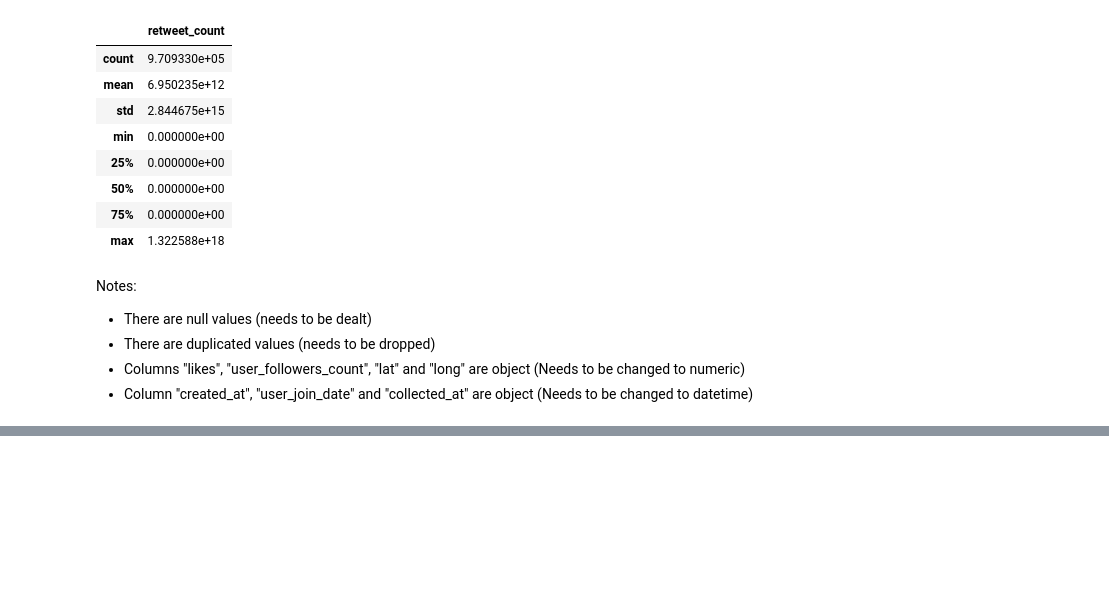
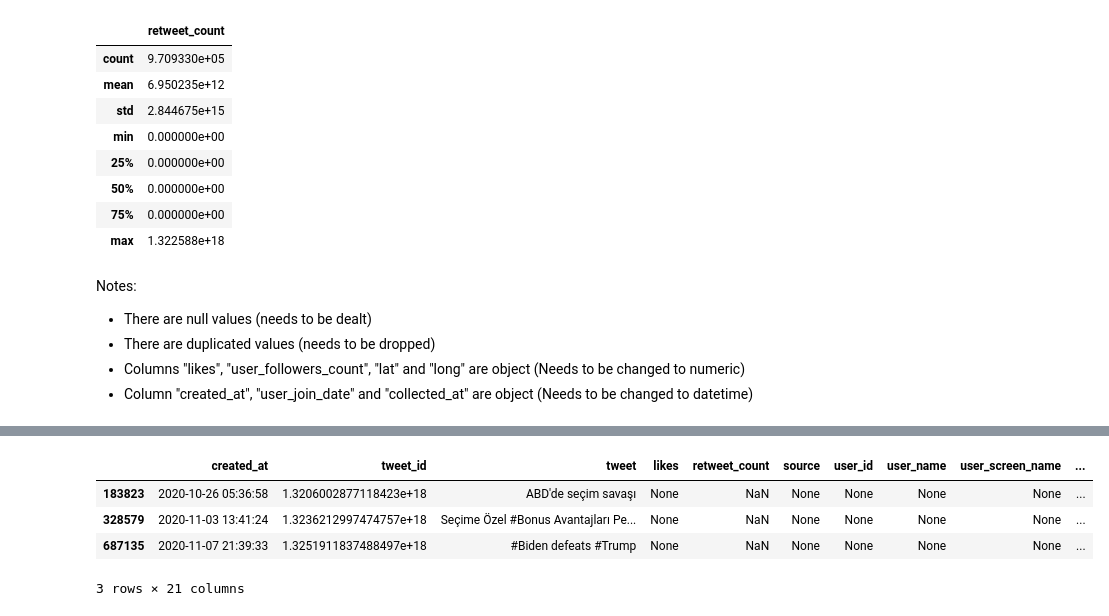
Before and after one commit to renatovfreitas/DataCircle_Twitter_Project, a Jupyter notebook: EDA.ipynb, the cells around one changed output, grey strips where cells are left out. Saved outputs shown, nothing was run; the diff lists cells and outputs as text; code cells hidden in the pictures; blank space fills up the shorter version.

```diff
--- a/EDA.ipynb
+++ b/EDA.ipynb
@@ -170,0 +225,3 @@ Notes:
+# %%
+# drop duplicates
+biden_df = biden_df.drop_duplicates()
@@ -170,0 +233,7 @@ Notes:
+# %%
+# Identify date-like entries
+# This will create a boolean Series that is True for date-like entries
+is_date = pd.to_datetime(biden_df["created_at"], errors="coerce").notna()
+# %%
+# Filter only date-like entries and store it in the original dataframe
+biden_df = biden_df[is_date]
@@ -170,0 +320,8 @@ Notes:
+# %%
+biden_df[biden_df["likes"].isna()]
+# %% [output]
+|  | created_at | tweet_id | tweet | likes | retweet_count | source | user_id | user_name | user_screen_name | ... |
+| 183823 | 2020-10-26 05:36:58 | 1.3206002877118423e+18 | ABD'de seçim savaşı | None | NaN | None | None | None | None | ... |
+| 328579 | 2020-11-03 13:41:24 | 1.3236212997474757e+18 | Seçime Özel #Bonus Avantajları Pe... | None | NaN | None | None | None | None | ... |
+| 687135 | 2020-11-07 21:39:33 | 1.3251911837488497e+18 | #Biden defeats #Trump | None | NaN | None | None | None | None | ... |
+3 rows × 21 columns
```
Also changed, not shown: parts of 26 cells of this notebook.
